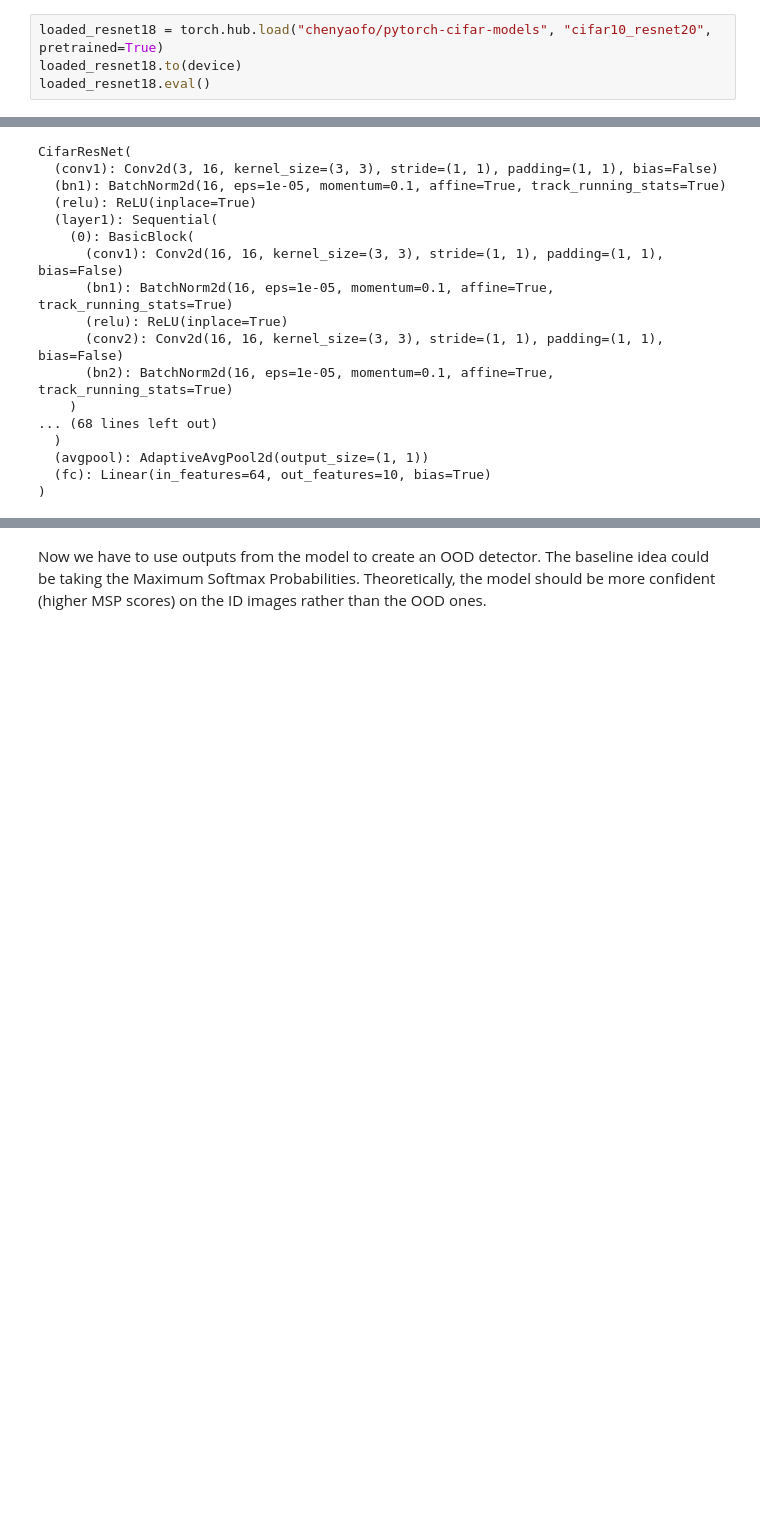
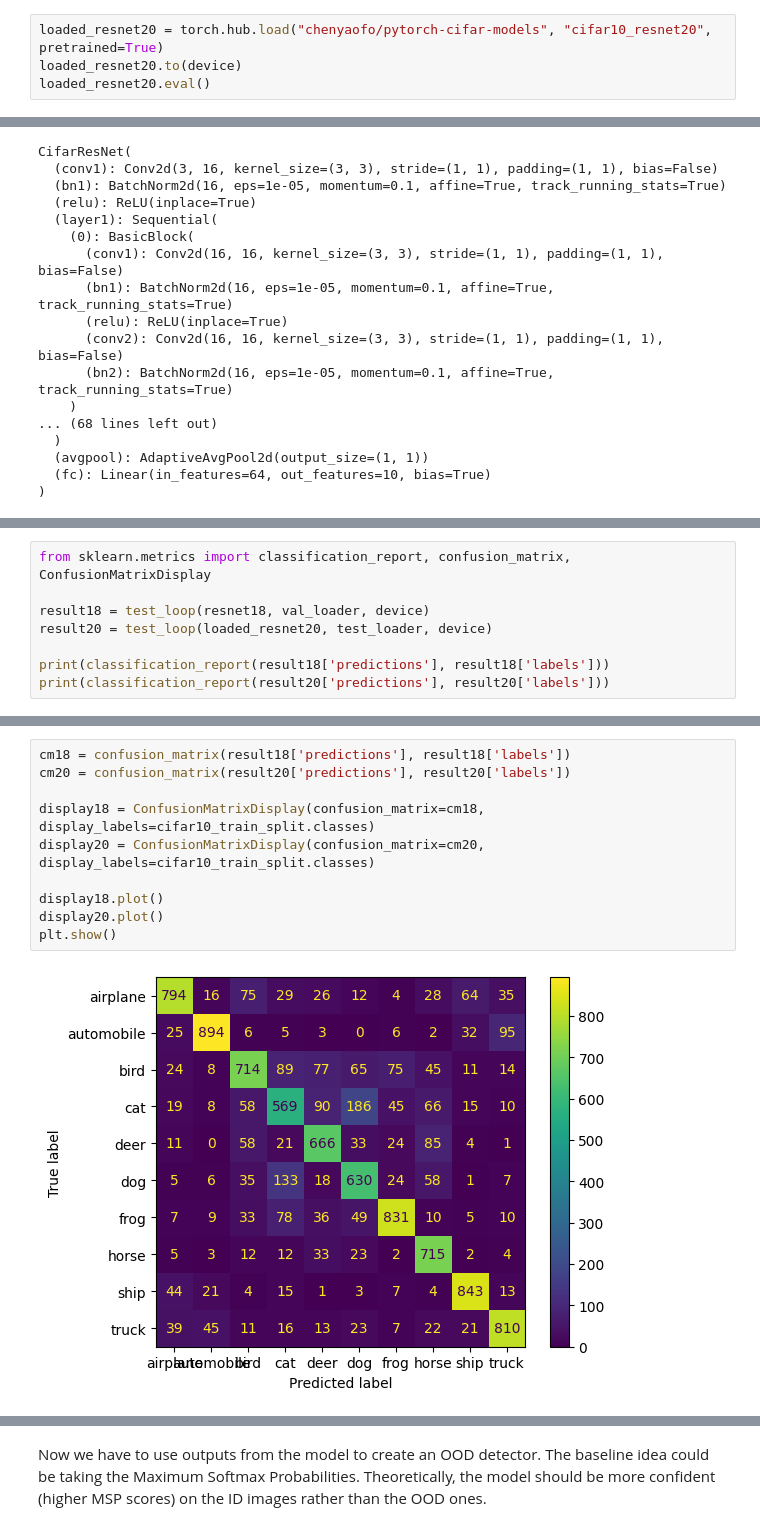
Before and after one commit to stefanomagnolfiunifi/DLA2026, a Jupyter notebook: adversarial_lab/adversarial.ipynb, the cells around one changed output, grey strips where cells are left out. Cells and saved outputs as stored; diff of their text form; blank space fills up the shorter version.

```diff
--- a/adversarial_lab/adversarial.ipynb
+++ b/adversarial_lab/adversarial.ipynb
@@ -154,9 +154,9 @@ Validation Loss: 0.8075, Validation Accuracy: 0.7243
 # %% [markdown]
 Alrternatively, we can also directly load a trained model
 # %%
-loaded_resnet18 = torch.hub.load("chenyaofo/pytorch-cifar-models", "cifar10_resnet20", pretrained=True)
-loaded_resnet18.to(device)
-loaded_resnet18.eval()
+loaded_resnet20 = torch.hub.load("chenyaofo/pytorch-cifar-models", "cifar10_resnet20", pretrained=True)
+loaded_resnet20.to(device)
+loaded_resnet20.eval()
 # %% [output]
 Using cache found in /home/stefano/.cache/torch/hub/chenyaofo_pytorch-cifar-models_master
 CifarResNet(
@@ -178,0 +181,8 @@ CifarResNet(
+# %%
+from sklearn.metrics import classification_report, confusion_matrix, ConfusionMatrixDisplay
+
+result18 = test_loop(resnet18, val_loader, device)
+result20 = test_loop(loaded_resnet20, test_loader, device)
+
+print(classification_report(result18['predictions'], result18['labels']))
+print(classification_report(result20['predictions'], result20['labels']))
@@ -178,0 +207,12 @@ CifarResNet(
+# %%
+cm18 = confusion_matrix(result18['predictions'], result18['labels'])
+cm20 = confusion_matrix(result20['predictions'], result20['labels'])
+
+display18 = ConfusionMatrixDisplay(confusion_matrix=cm18, display_labels=cifar10_train_split.classes)
+display20 = ConfusionMatrixDisplay(confusion_matrix=cm20, display_labels=cifar10_train_split.classes)
+
+display18.plot()
+display20.plot()
+plt.show()
+# %% [output]
+[figure, added]
```
Also changed, not shown: parts of 42 cells of this notebook, 1 other file.
